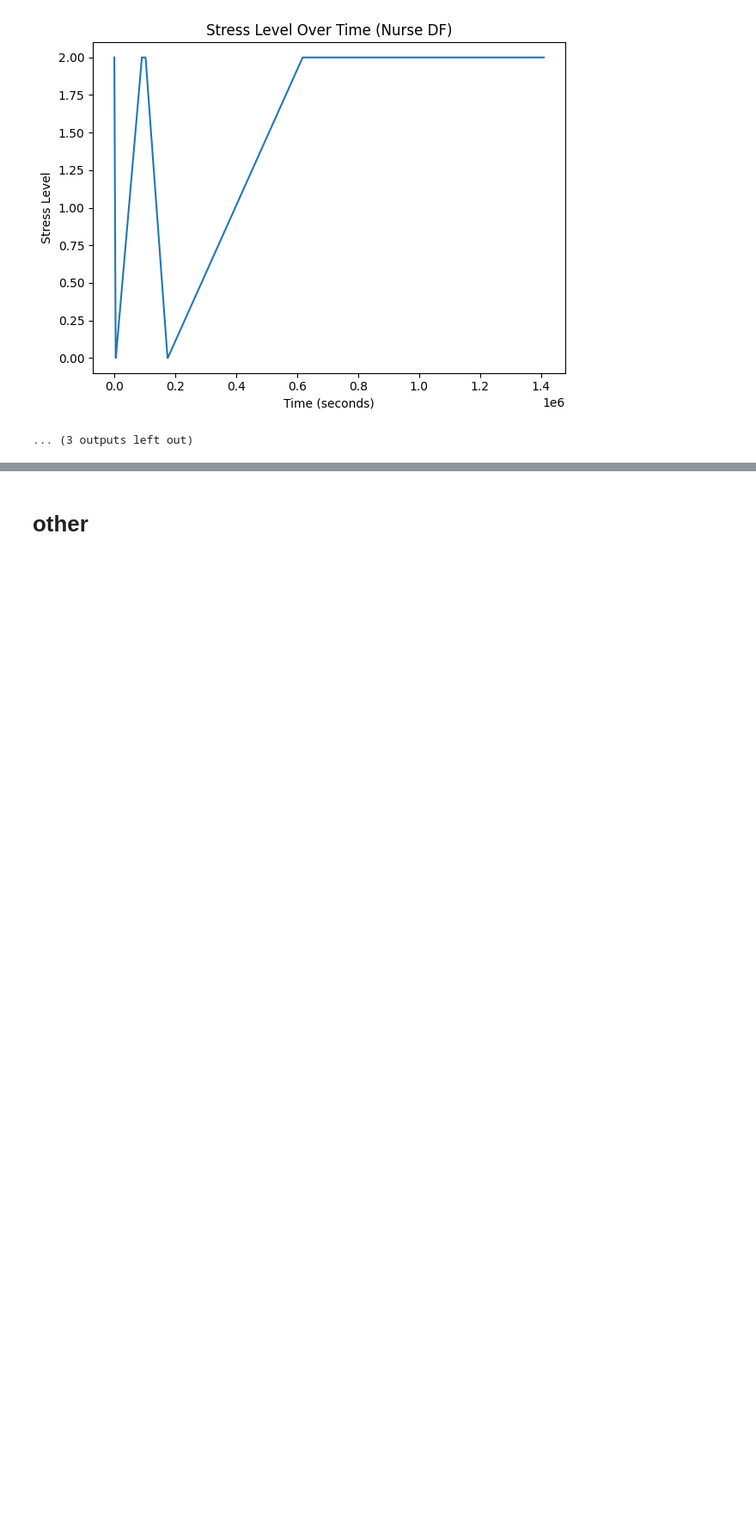
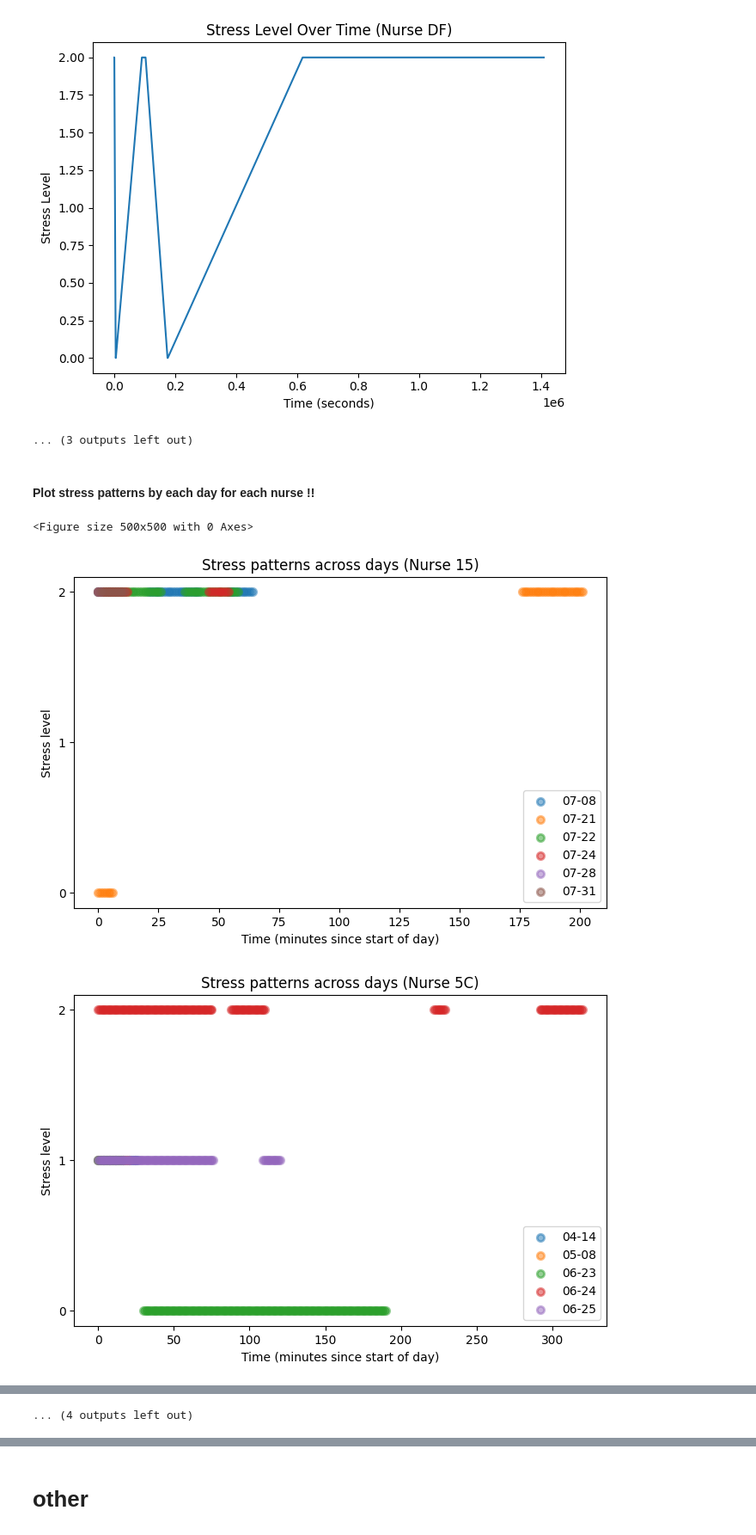
Before and after one commit to adishri8/MLMAMidtermProject, a Jupyter notebook: preprocessing_eda.ipynb, the cells around one changed output, grey strips where cells are left out. Shown at 86% size. Cells and saved outputs as stored; diff of their text form; code cells hidden in the pictures; blank space fills up the shorter version.

Commit message:
print plots

```diff
--- a/preprocessing_eda.ipynb
+++ b/preprocessing_eda.ipynb
@@ -98,3 +98,19 @@ df['datetime'] = pd.to_datetime(df['datetime'])
 np.max(df['datetime']), np.min(df['datetime'])
 # %% [output]
 (Timestamp('2020-12-13 08:01:00'), Timestamp('2020-04-14 22:31:00'))
+# %%
+for nurse in df['id'].unique():
+    print(f"Nurse {nurse}...")
+
+    df_nurse = df[df['id'] == nurse]
+
+    first_day = df_nurse['datetime'].min()
+    last_day = df_nurse['datetime'].max()
+
+    # extract date (not full timestamp)
+    unique_days = df_nurse['datetime'].dt.date.nunique()
+
+    print("First Day:", first_day)
+    print("Last Day:", last_day)
+    print("Number of unique days:", unique_days)
+    print()
@@ -233,3 +269,27 @@ for pid, df_nurse in processed_df.items():
 [figure]
 [figure]
 ... (3 outputs left out)
+# %% [markdown]
+#### Plot stress patterns by each day for each nurse !!
+# %%
+#plt.figure(figsize=(5,5))
+
+for nurse in unique_nurses_id:
+    df_nurse = processed_df[nurse]
+    plt.figure(figsize=(8,5))
+    for day, df_day in df_nurse.groupby(df_nurse.index.normalize()):
+        time_sec_to_min = (df_day.index - df_day.index[0]).total_seconds() / 60
+        date = str(day.strftime('%m-%d')) # got rid of year
+
+        plt.scatter(time_sec_to_min, df_day['label'], alpha=0.5, label=date, linewidth=2)
+
+    plt.xlabel('Time (minutes since start of day)')
+    plt.ylabel('Stress level')
+    plt.yticks([0, 1, 2])
+    plt.legend(loc='lower right')
+    plt.title(f'Stress patterns across days (Nurse {nurse})')
+    plt.show()
+# %% [output]
+<Figure size 500x500 with 0 Axes>
+[figure, added]
+[figure, added]
@@ -235,0 +305 @@ for pid, df_nurse in processed_df.items():
+... (4 outputs left out)
```
Also changed, not shown: parts of 4 cells of this notebook.
